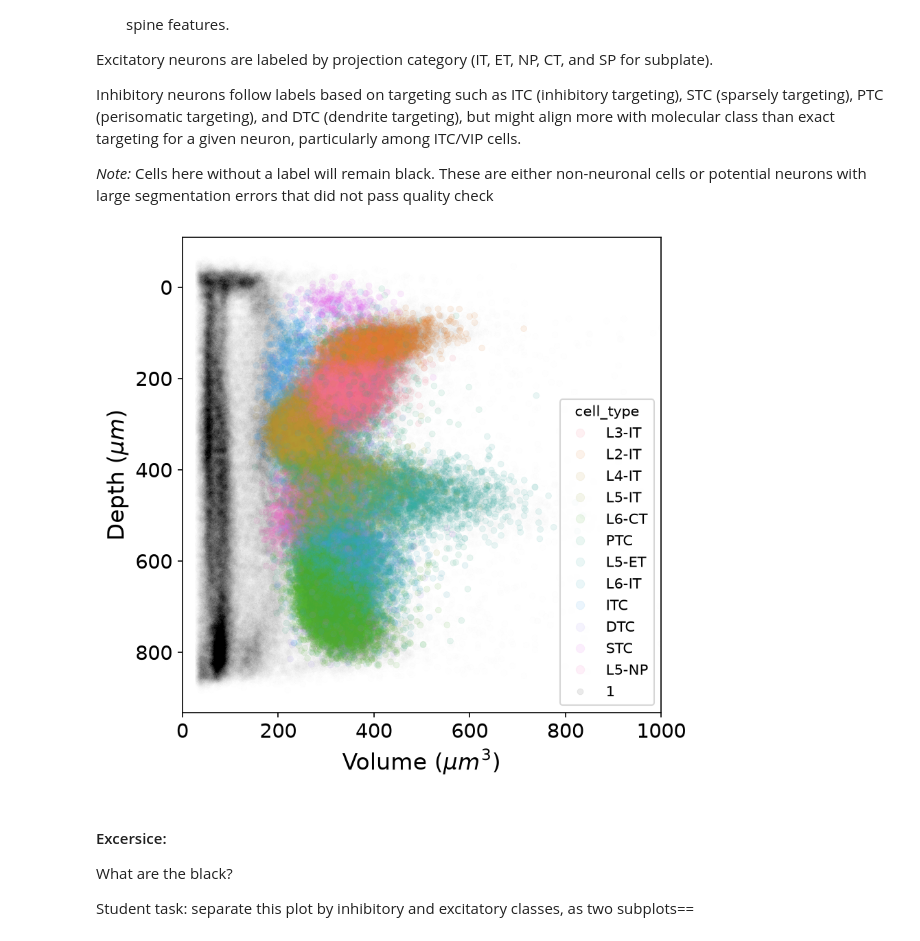
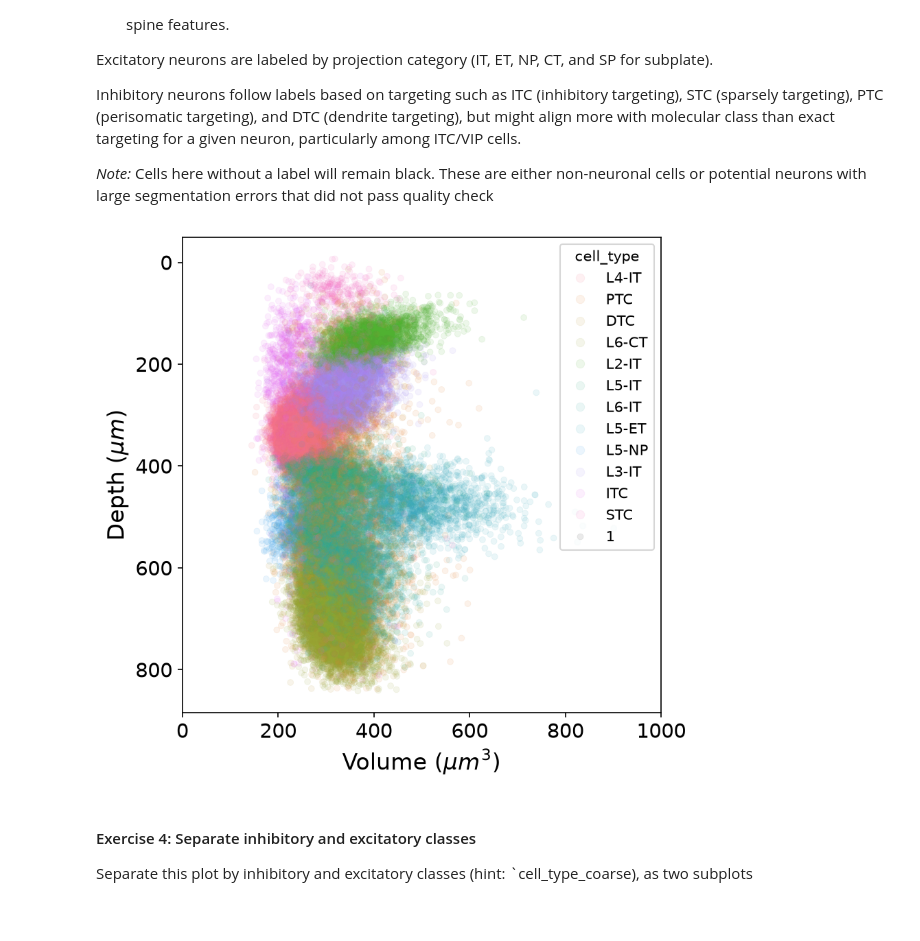
Before and after one commit to AllenSWDB/SWDB_2026_Connectomics, a Jupyter notebook: code/workshops/Module_1.ipynb, the cells around one changed output. Cells and saved outputs as stored; diff of their text form; code cells hidden in the pictures.

```diff
--- a/code/workshops/Module_1.ipynb
+++ b/code/workshops/Module_1.ipynb
@@ -45,9 +45,6 @@ else:
     data_root = "/media/$USERNAME/Brain2026/"
 
 # Set the directory to load prepared data and utility code
-data_dir = pjoin(data_root, f"v1dd_{mat_version}")
-utils_dir = pjoin("..", "utils")
-
-# Add utilities to path
-sys.path.append(utils_dir)
+data_dir = pjoin(data_root, "v1dd_1196_ccm")
+known_neurons = "v1dd_1196_proofread_dendrites"
 # %%
@@ -497,0 +513,16 @@ cell_df.head()
+# %%
+# Initialize the Common Connectivity dataset reader
+reader = DatasetReader(data_dir)
+
+v1dd_1196_proofread_dendrites
+
+cell_df = (reader.read_dataset(known_neurons, featuresets=['v1dd_soma_spatial'], clustersets="v1dd_cell_types",)
+    # .drop_nulls()
+    .with_columns(pl.col("dataitem_id").cast(pl.UInt64),)
+    .rename({"dataitem_id" : "pt_root_id",
+             "v1dd_cell_types_level_1": "cell_type_coarse",
+             "v1dd_cell_types_level_2": "cell_type"})
+    .to_pandas()
+)
+
+cell_df[['pt_root_id','soma_transformed_y','soma_volume','cell_type_coarse','cell_type']].head()
@@ -499,18 +549,18 @@ cell_df.head()
 # Figure 5: Spatial Organization of Cell Nuclei in the tissue
 
 # Add a column that is soma depth in consistent units of um
-cell_df['depth_um'] = cell_df['pt_position_trform_y'] / 1_000 # from nm to um
+cell_df['depth_um'] = cell_df['soma_transformed_y'] * 1_000 # from mm to um
 
 # Plot cell volume by depth
 fig, ax = plt.subplots(figsize=(6, 6), dpi=150)
 ax.tick_params(labelsize=14)
 sns.scatterplot(
     data=cell_df,
-    x="volume",
+    x="soma_volume",
     y="depth_um",
     size=1,
     edgecolor=None,
-    alpha=0.005,
+    alpha=0.01,
     color="k",
     ax=ax,
     legend=False,
@@ -542,46 +592,31 @@ Inhibitory neurons follow labels based on targeting such as ITC (inhibitory targ
 # %%
 fig, ax = plt.subplots(figsize=(6, 6), dpi=150)
 ax.tick_params(labelsize=14)
 
-# Baseline all nuclei
-sns.scatterplot(
-    data=cell_df,  # this is the dataframe
-    x="volume",
-    y="depth_um",
-    size=1,
-    edgecolor=None,
-    alpha=0.005,
-    color="k",
-    ax=ax,
-    legend=False,
-)
-
 # Color hue by cell_type
 sns.scatterplot(
     data=cell_df,
-    x="volume",
+    x="soma_volume",
     y="depth_um",
     size=1,
     edgecolor=None,
     alpha=0.1,
     color="k",
     ax=ax,
     legend=True,
     hue="cell_type",
 )
 ax.invert_yaxis()
 ax.set_xlabel(r"Volume ($\mu m^3$)", fontsize=16)
 ax.set_ylabel(r"Depth ($\mu m$)", fontsize=16)
 ax.set_xlim(0, 1000)
 plt.show()
 # %% [output]
-[figure, old version]
+[figure, new version]
 # %% [markdown]
-#### Excersice:
+#### Exercise 4: Separate inhibitory and excitatory classes
 
-What are the black?
-
-Student task: separate this plot by inhibitory and excitatory classes, as two subplots==
+Separate this plot by inhibitory and excitatory classes (hint: `cell_type_coarse), as two subplots
 # %%
 fig, axes = plt.subplots(1, 2, figsize=(12, 6), dpi=150, sharey=True)
 
```
Also changed, not shown: parts of 32 cells of this notebook.
